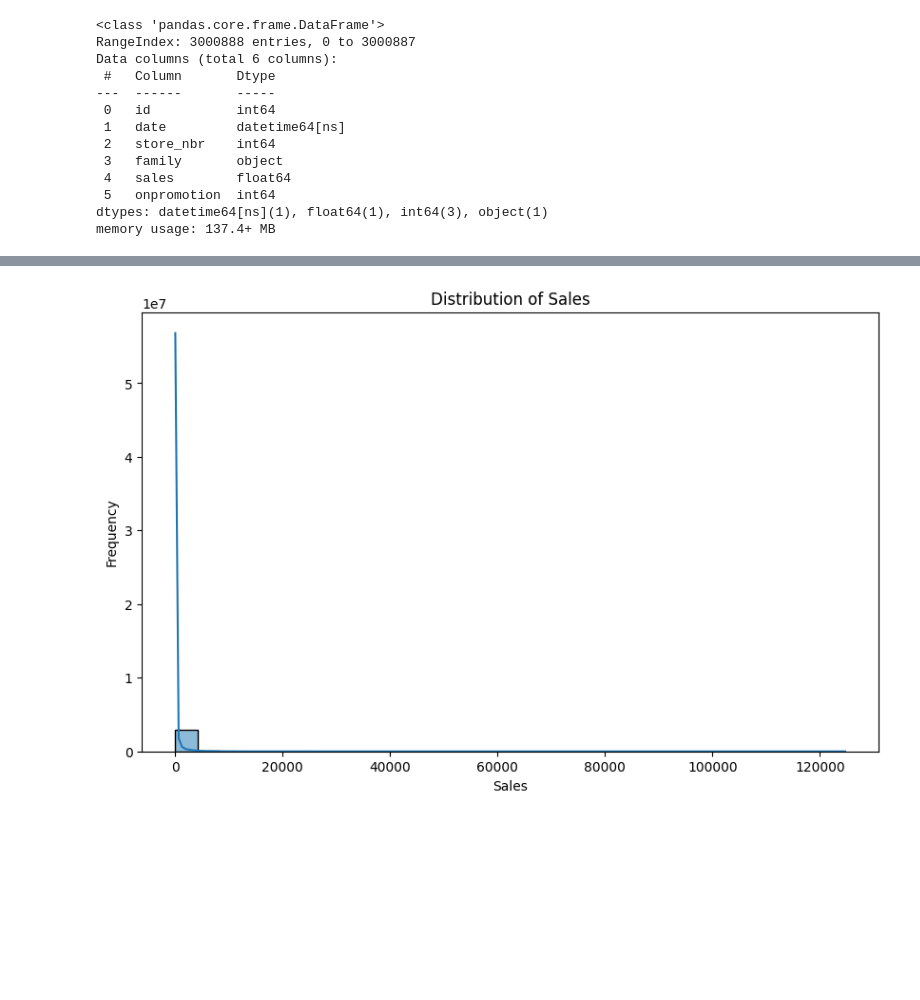
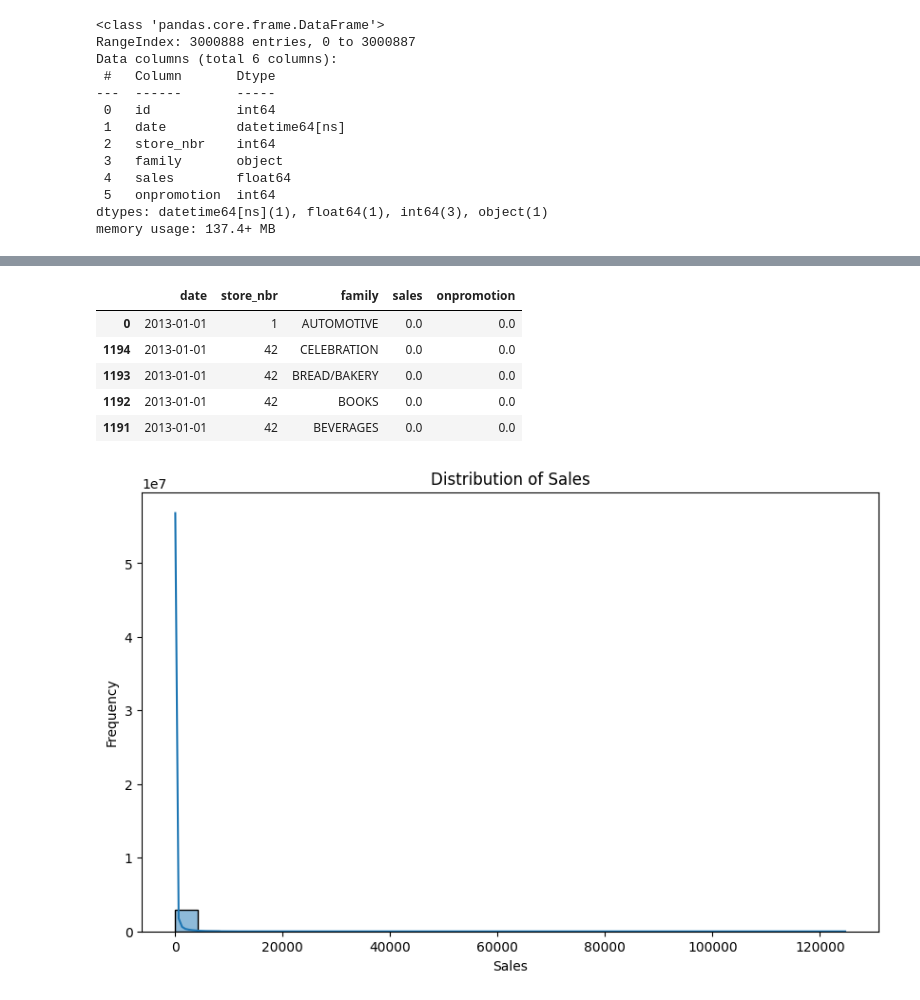
Before and after one commit to wamathaiwandeto/Time-Series-Regression-Analysis, a Jupyter notebook: notebooks/notebook.ipynb, the cells around one changed output, grey strips where cells are left out. Saved outputs shown, nothing was run; the diff lists cells and outputs as text; code cells hidden in the pictures; blank space fills up the shorter version.

```diff
--- a/notebooks/notebook.ipynb
+++ b/notebooks/notebook.ipynb
@@ -316,3 +400,12 @@ memory usage: 137.4+ MB
+# %%
+df_train.head()
+# %% [output]
+|  | date | store_nbr | family | sales | onpromotion |
+| 0 | 2013-01-01 | 1 | AUTOMOTIVE | 0.0 | 0.0 |
+| 1194 | 2013-01-01 | 42 | CELEBRATION | 0.0 | 0.0 |
+| 1193 | 2013-01-01 | 42 | BREAD/BAKERY | 0.0 | 0.0 |
+| 1192 | 2013-01-01 | 42 | BOOKS | 0.0 | 0.0 |
+| 1191 | 2013-01-01 | 42 | BEVERAGES | 0.0 | 0.0 |
 # %%
 # Distribution of Sales
 plt.figure(figsize=(10, 6))
```
Also changed, not shown: parts of 8 cells of this notebook.
